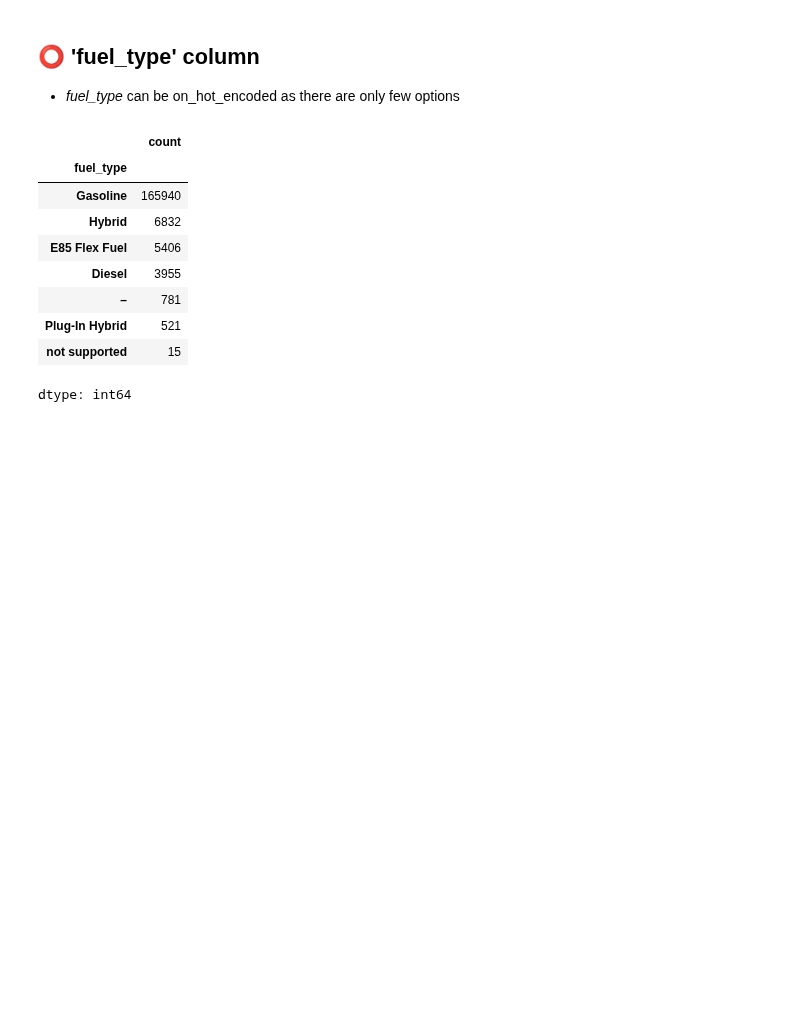
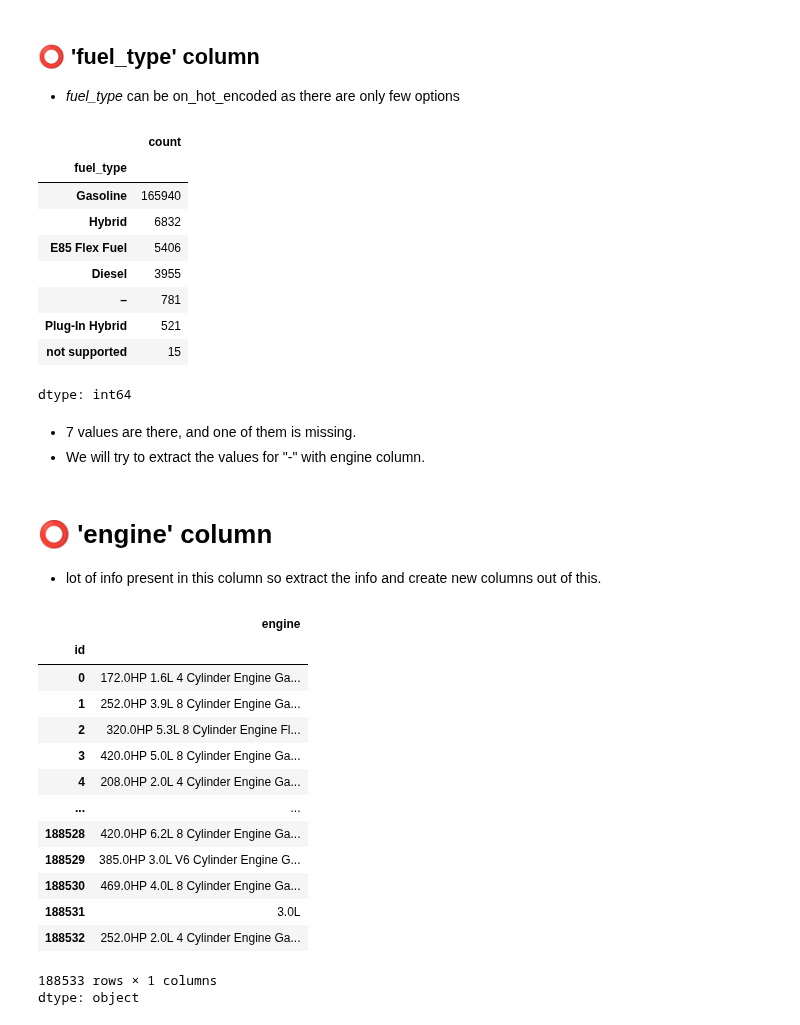
Before and after one commit to subramanya4shenoy/MachineLearningNbs, a Jupyter notebook: kaggle/playground_series_s4e9.ipynb, the cells around one changed output. Cells and saved outputs as stored; diff of their text form; code cells hidden in the pictures; blank space fills up the shorter version.

```diff
--- a/kaggle/playground_series_s4e9.ipynb
+++ b/kaggle/playground_series_s4e9.ipynb
@@ -201,0 +196,28 @@ train_df['fuel_type'] = ordinalEncoder.fit_transform(train_df[['fuel_type']])
+# %% [markdown]
+
+
+*   7 values are there, and one of them is missing.
+*   We will try to extract the values for "-" with engine column.
+# %% [markdown]
+
+# ⭕ 'engine' column
+
+*   lot of info present in this column so extract the info and create new columns out of this.
+# %%
+train['engine']
+# %% [output]
+|  | engine |
+| id |  |
+| 0 | 172.0HP 1.6L 4 Cylinder Engine Ga... |
+| 1 | 252.0HP 3.9L 8 Cylinder Engine Ga... |
+| 2 | 320.0HP 5.3L 8 Cylinder Engine Fl... |
+| 3 | 420.0HP 5.0L 8 Cylinder Engine Ga... |
+| 4 | 208.0HP 2.0L 4 Cylinder Engine Ga... |
+| ... | ... |
+| 188528 | 420.0HP 6.2L 8 Cylinder Engine Ga... |
+| 188529 | 385.0HP 3.0L V6 Cylinder Engine G... |
+| 188530 | 469.0HP 4.0L 8 Cylinder Engine Ga... |
+| 188531 | 3.0L |
+| 188532 | 252.0HP 2.0L 4 Cylinder Engine Ga... |
+188533 rows × 1 columns
+dtype: object
```
Also changed, not shown: parts of 13 cells of this notebook.
